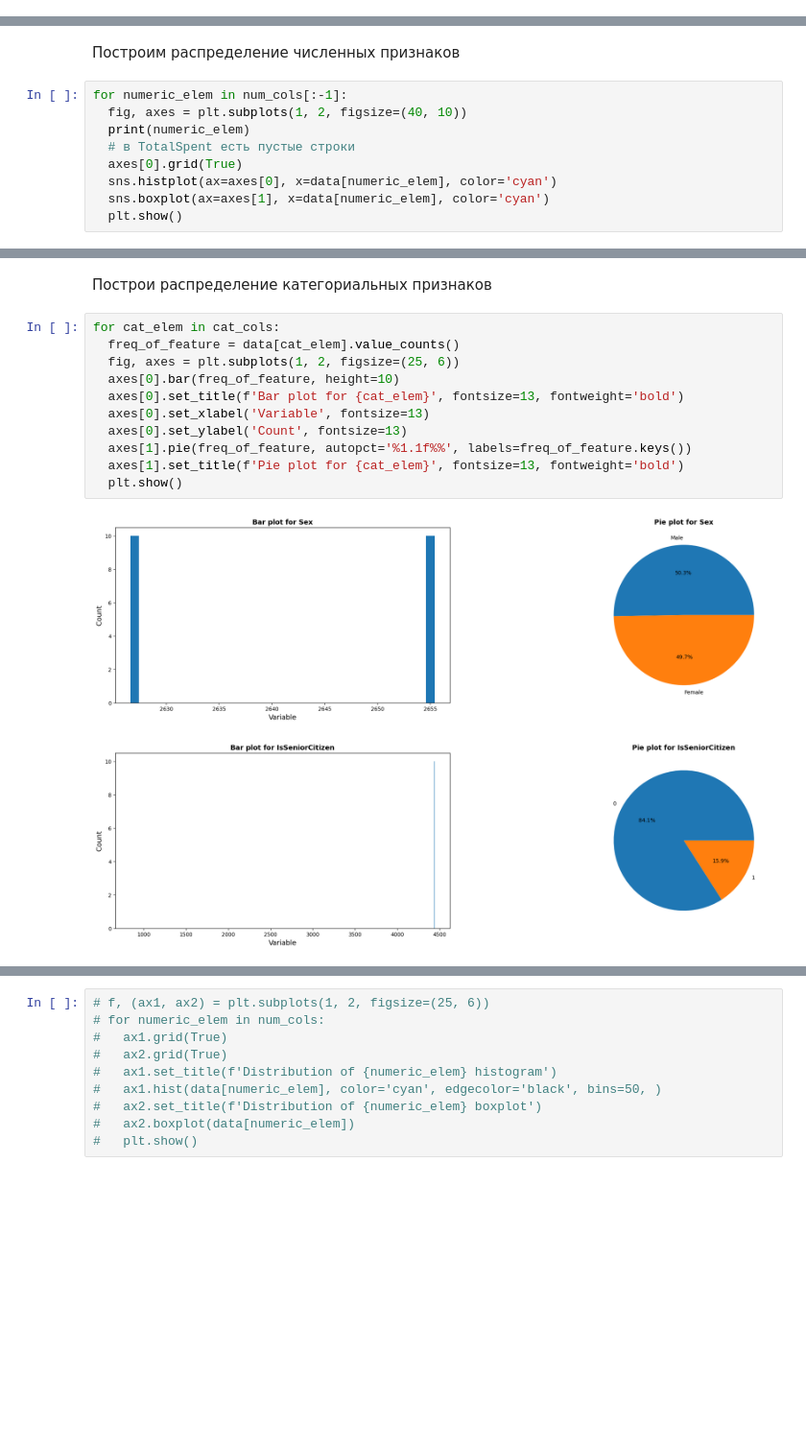
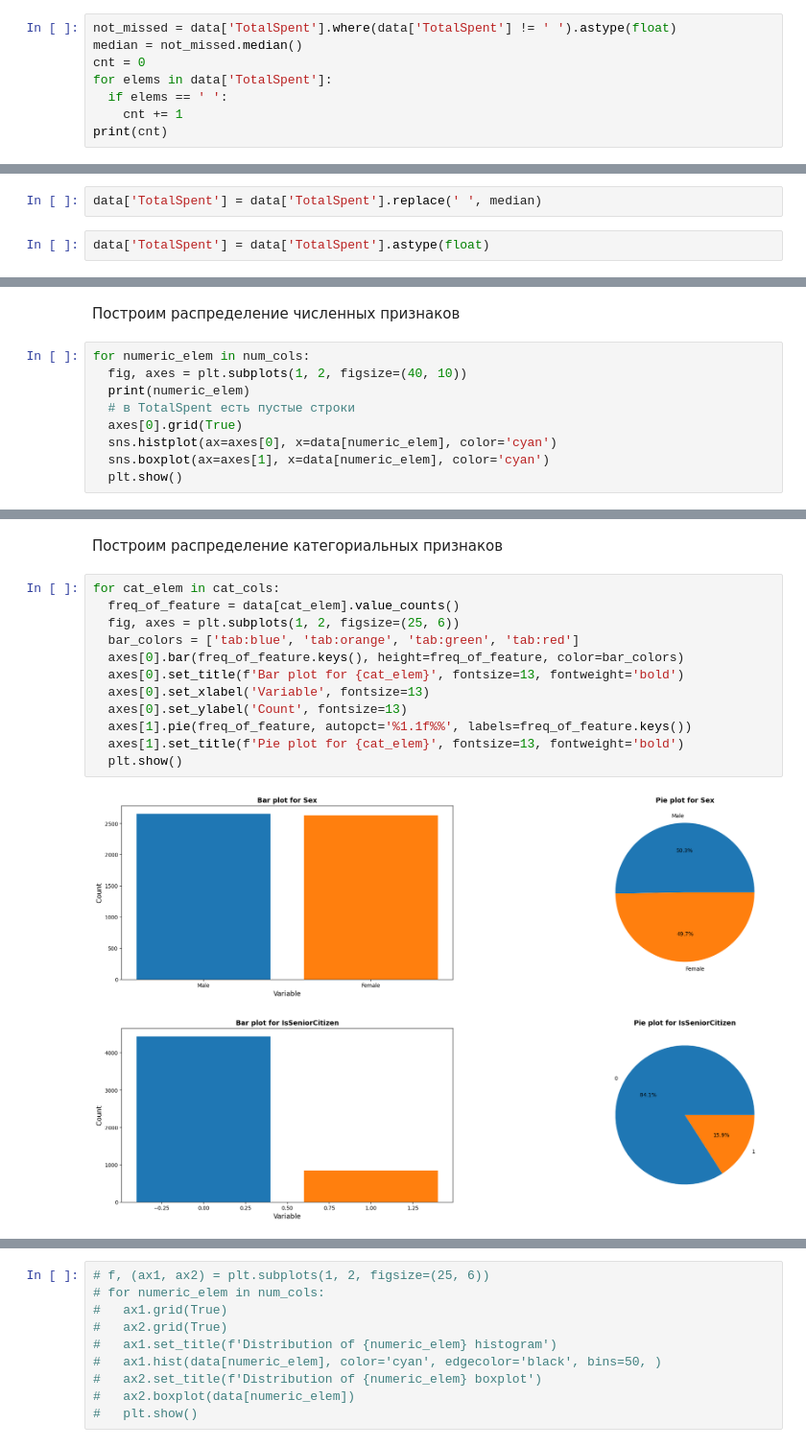
Before and after one commit to bbalandin/Trial, a Jupyter notebook: week_03_composition_model_selection/Homework/hw_3_kaggle.ipynb, the cells around one changed output, grey strips where cells are left out. Shown at 96% size. Cells and saved outputs as stored; diff of their text form; blank space fills up the shorter version.

```diff
--- a/week_03_composition_model_selection/Homework/hw_3_kaggle.ipynb
+++ b/week_03_composition_model_selection/Homework/hw_3_kaggle.ipynb
@@ -207,0 +206,8 @@ dtype: int64
+# %%
+not_missed = data['TotalSpent'].where(data['TotalSpent'] != ' ').astype(float)
+median = not_missed.median()
+cnt = 0
+for elems in data['TotalSpent']:
+  if elems == ' ':
+    cnt += 1
+print(cnt)
@@ -207,0 +218,4 @@ dtype: int64
+# %%
+data['TotalSpent'] = data['TotalSpent'].replace(' ', median)
+# %%
+data['TotalSpent'] = data['TotalSpent'].astype(float)
@@ -208,7 +224,7 @@ dtype: int64
 # %% [markdown]
 Построим распределение численных признаков
 # %%
-for numeric_elem in num_cols[:-1]:
+for numeric_elem in num_cols:
   fig, axes = plt.subplots(1, 2, figsize=(40, 10))
   print(numeric_elem)
   # в TotalSpent есть пустые строки
@@ -224,16 +244,17 @@ MonthlySpending
 # %% [markdown]
-Построи распределение категориальных признаков
+Построим распределение категориальных признаков
 # %%
 for cat_elem in cat_cols:
   freq_of_feature = data[cat_elem].value_counts()
   fig, axes = plt.subplots(1, 2, figsize=(25, 6))
-  axes[0].bar(freq_of_feature, height=10)
+  bar_colors = ['tab:blue', 'tab:orange', 'tab:green', 'tab:red']
+  axes[0].bar(freq_of_feature.keys(), height=freq_of_feature, color=bar_colors)
   axes[0].set_title(f'Bar plot for {cat_elem}', fontsize=13, fontweight='bold')
   axes[0].set_xlabel('Variable', fontsize=13)
   axes[0].set_ylabel('Count', fontsize=13)
   axes[1].pie(freq_of_feature, autopct='%1.1f%%', labels=freq_of_feature.keys())
   axes[1].set_title(f'Pie plot for {cat_elem}', fontsize=13, fontweight='bold')
   plt.show()
 # %% [output]
-[figure, old version]
+[figure, new version]
-[figure, old version]
+[figure, new version]
```
Also changed, not shown: parts of 17 cells of this notebook.
